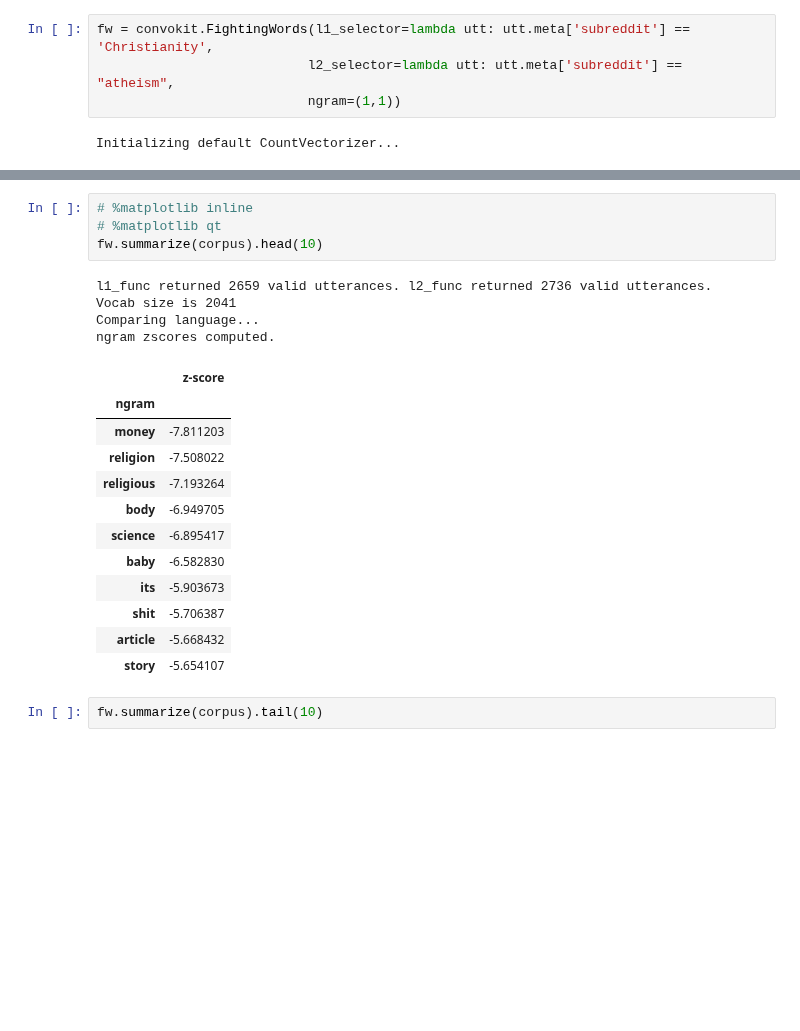
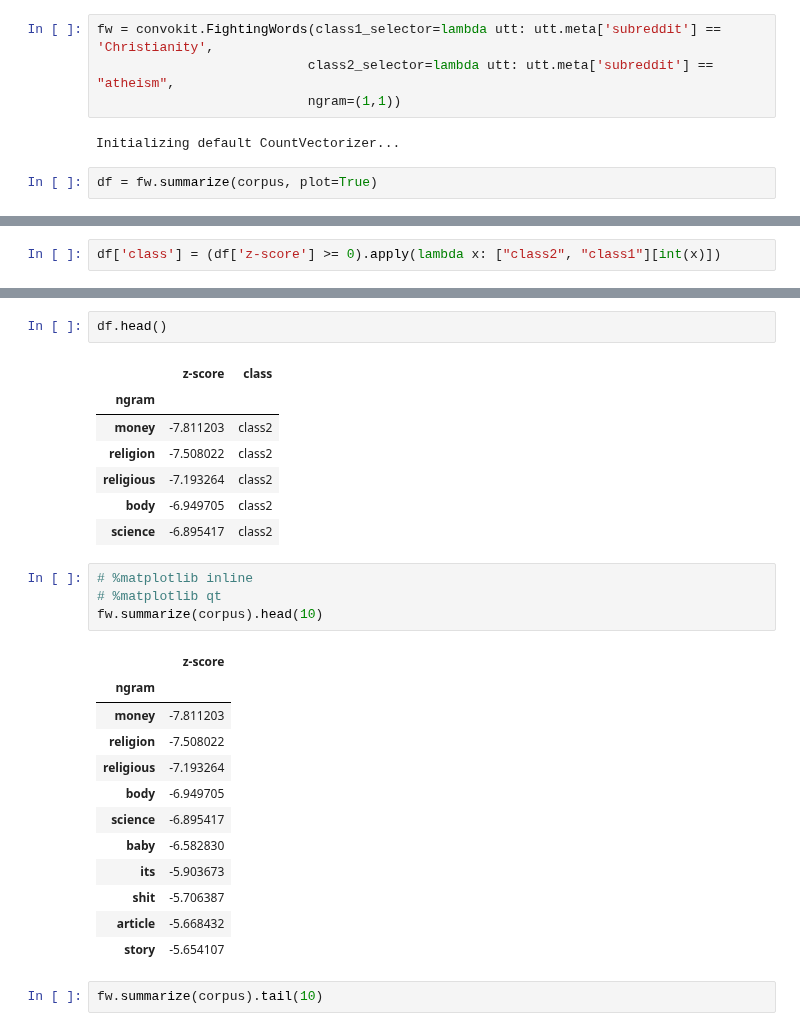
Before and after one commit to seanzhangkx8/ConvoKit, a Jupyter notebook: convokit/fighting_words/demos/fightingwords_demo.ipynb, the cells around one changed output, grey strips where cells are left out. Drawn from its saved outputs; the diff is of its cells as text; blank space fills up the shorter version.

Commit message:
fighting words documentation and minor changes

```diff
--- a/convokit/fighting_words/demos/fightingwords_demo.ipynb
+++ b/convokit/fighting_words/demos/fightingwords_demo.ipynb
@@ -11,8 +11,10 @@ Dataset already exists at /Users/calebchiam/.convokit/downloads/reddit-corpus-sm
 # %% [markdown]
 Let's get the fighting words for r/news and r/the_donald:
 # %%
-fw = convokit.FightingWords(l1_selector=lambda utt: utt.meta['subreddit'] == 'Christianity',
-                           l2_selector=lambda utt: utt.meta['subreddit'] == "atheism",
+fw = convokit.FightingWords(class1_selector=lambda utt: utt.meta['subreddit'] == 'Christianity',
+                           class2_selector=lambda utt: utt.meta['subreddit'] == "atheism",
                            ngram=(1,1))
 # %% [output]
 Initializing default CountVectorizer...
+# %%
+df = fw.summarize(corpus, plot=True)
@@ -18,0 +23,2 @@ Initializing default CountVectorizer...
+# %%
+df['class'] = (df['z-score'] >= 0).apply(lambda x: ["class2", "class1"][int(x)])
@@ -19,12 +47,18 @@ Initializing default CountVectorizer...
+# %%
+df.head()
+# %% [output]
+|  | z-score | class |
+| ngram |  |  |
+| money | -7.811203 | class2 |
+| religion | -7.508022 | class2 |
+| religious | -7.193264 | class2 |
+| body | -6.949705 | class2 |
+| science | -6.895417 | class2 |
 # %%
 # %matplotlib inline
 # %matplotlib qt
 fw.summarize(corpus).head(10)
 # %% [output]
-l1_func returned 2659 valid utterances. l2_func returned 2736 valid utterances.
-Vocab size is 2041
-Comparing language...
-ngram zscores computed.
 |  | z-score |
 | ngram |  |
 | money | -7.811203 |
```
Also changed, not shown: parts of 4 cells of this notebook, 1 other file.
